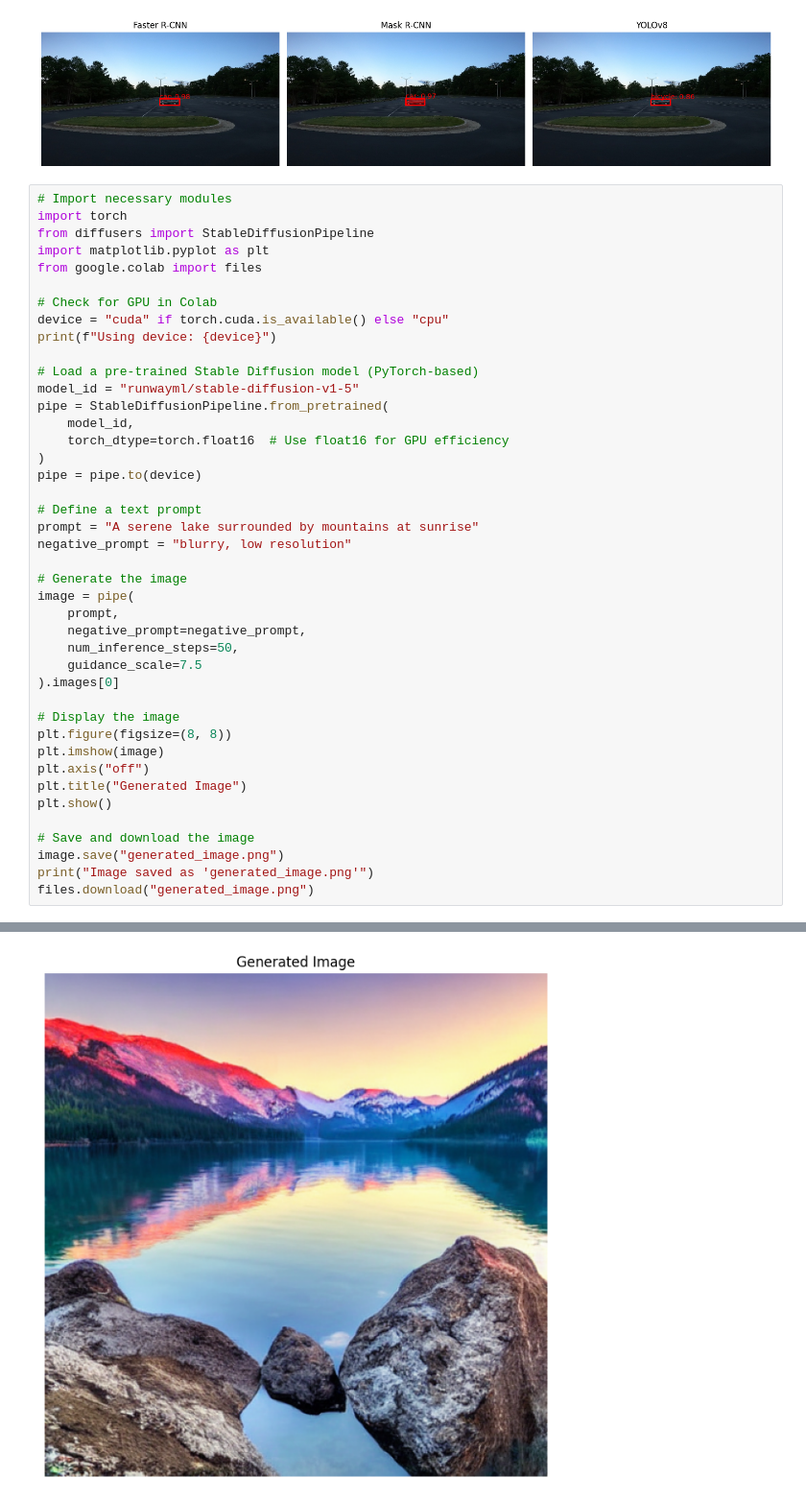
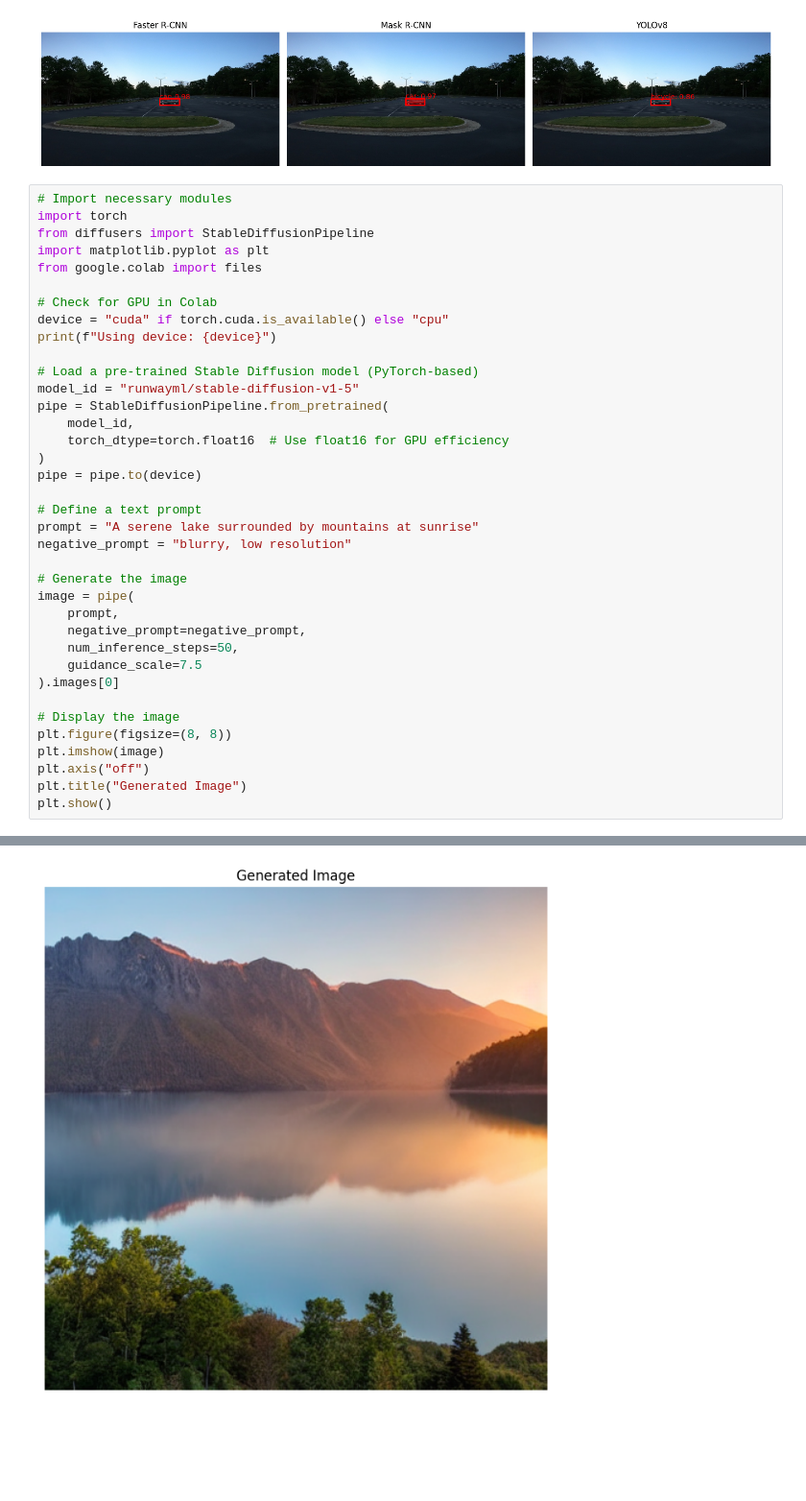
Before and after one commit to ariakhademi/computer_vision, a Jupyter notebook: computer_vision_practice.ipynb, the cells around one changed output, grey strips where cells are left out. Shown at 96% size. Saved outputs shown, nothing was run; the diff lists cells and outputs as text; blank space fills up the shorter version.

```diff
--- a/computer_vision_practice.ipynb
+++ b/computer_vision_practice.ipynb
@@ -448,36 +448,31 @@ device = "cuda" if torch.cuda.is_available() else "cpu"
 print(f"Using device: {device}")
 
 # Load a pre-trained Stable Diffusion model (PyTorch-based)
 model_id = "runwayml/stable-diffusion-v1-5"
 pipe = StableDiffusionPipeline.from_pretrained(
     model_id,
     torch_dtype=torch.float16  # Use float16 for GPU efficiency
 )
 pipe = pipe.to(device)
 
 # Define a text prompt
 prompt = "A serene lake surrounded by mountains at sunrise"
 negative_prompt = "blurry, low resolution"
 
 # Generate the image
 image = pipe(
     prompt,
     negative_prompt=negative_prompt,
     num_inference_steps=50,
     guidance_scale=7.5
 ).images[0]
 
 # Display the image
 plt.figure(figsize=(8, 8))
 plt.imshow(image)
 plt.axis("off")
 plt.title("Generated Image")
 plt.show()
-
-# Save and download the image
-image.save("generated_image.png")
-print("Image saved as 'generated_image.png'")
-files.download("generated_image.png")
 # %% [output]
 Using device: cuda
-[figure, old version]
+[figure, new version]
```
Also changed, not shown: parts of 1 cell of this notebook.
